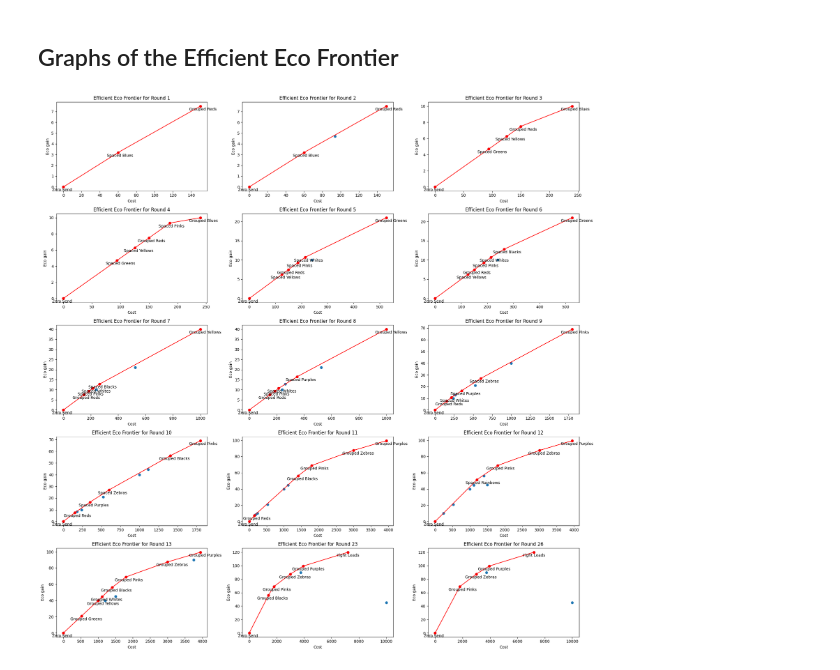
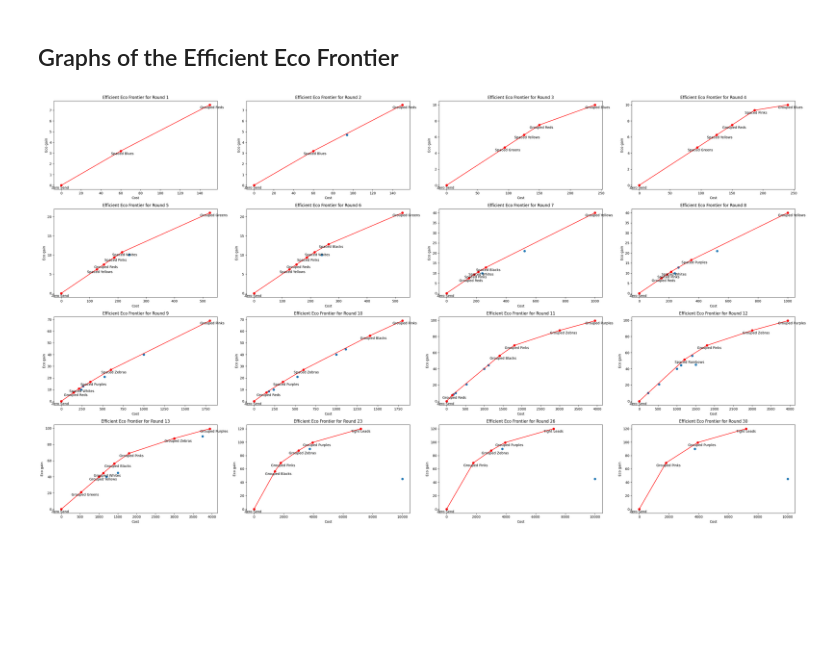
Before and after one commit to georgeyu26/efficient-eco-frontier, a Jupyter notebook: EfficientEcoFrontier.ipynb, the cells around one changed output. Drawn from its saved outputs; the diff is of its cells as text; code cells hidden in the pictures; blank space fills up the shorter version.

Commit message:
4x4 plot

```diff
--- a/EfficientEcoFrontier.ipynb
+++ b/EfficientEcoFrontier.ipynb
@@ -48,8 +48,9 @@ r12 = [BloonSend(eco_data['Cost/6s'][i], eco_data['Eco/6s'][i], eco_data['Send N
 r13 = [BloonSend(eco_data['Cost/6s'][i], eco_data['Eco/6s'][i], eco_data['Send Name'][i]) for i in [0,5,7,9,11,13,15,17,19,22,23]]
 r23 = [BloonSend(eco_data['Cost/6s'][i], eco_data['Eco/6s'][i], eco_data['Send Name'][i]) for i in [0,9,13,15,17,20,22,24]]
 r26 = [BloonSend(eco_data['Cost/6s'][i], eco_data['Eco/6s'][i], eco_data['Send Name'][i]) for i in [0,9,15,17,20,22,24]]
-master = [r1,r2,r3,r4,r5,r6,r7,r8,r9,r10,r11,r12,r13,r23,r26]
-labels = [1,2,3,4,5,6,7,8,9,10,11,12,13,23,26]
+r30 = [BloonSend(eco_data['Cost/6s'][i], eco_data['Eco/6s'][i], eco_data['Send Name'][i]) for i in [0,9,15,20,22,24]]
+master = [r1,r2,r3,r4,r5,r6,r7,r8,r9,r10,r11,r12,r13,r23,r26,r30]
+labels = [1,2,3,4,5,6,7,8,9,10,11,12,13,23,26,30]
 # %% [markdown]
 ## Function Definitions
 # %%
@@ -102,12 +103,12 @@ def eco_mix(intensity, BloonSendList):
 # %% [markdown]
 ## Graphs of the Efficient Eco Frontier
 # %%
-fig,ax = plt.subplots(int(np.ceil(len(master)/3)), 3)
+fig,ax = plt.subplots(int(np.ceil(len(master)/4)), 4)
 N = 10000
 
 for i in range(len(master)):
-    q = int(np.mod(i,3))
-    p = int(np.floor(i/3))
+    q = int(np.mod(i,4))
+    p = int(np.floor(i/4))
 
     BloonSendList = eco_arrange(master[i])
 
@@ -120,32 +121,33 @@ for i in range(len(master)):
 
     # Finally, build the graph corresponding to the eco sends
     M = len(eef)
 
     # Build the values we will use to graph the EEF line
     x_val = []
     y_val = []
     for j in range(N):
         inp = (j/(N-1))*(M-1)
         x_out,y_out = (send := eco_mix(inp, [BloonSendList[i] for i in eef])).cost, send.eco
         x_val.append(x_out)
         y_val.append(y_out)
 
     # Plot all eco sends
     ax[p,q].scatter(S_cost_list,S_eco_list)
 
     # Plot the EEF with a different color
     ax[p,q].scatter(S_cost_list[eef],S_eco_list[eef], color = "red")
 
     annotations = S_names_list[eef]
     for j, label in enumerate(annotations):
         ax[p,q].annotate(label, (S_cost_list[eef][j], S_eco_list[eef][j]), xytext = (-40,-15), textcoords="offset pixels")
 
     ax[p,q].plot(x_val,y_val, color = "red")
     ax[p,q].set_ylabel("Eco gain")
     ax[p,q].set_xlabel("Cost")
     ax[p,q].set_title("Efficient Eco Frontier for Round " + str(labels[i]))
 
-fig.set_size_inches(20,20)
+fig.set_size_inches(32,18)
 fig.tight_layout()
+fig.savefig("plot.png", dpi=300)
 # %% [output]
-[figure, old version]
+[figure, new version]
```
Also changed, not shown: 1 other file.
